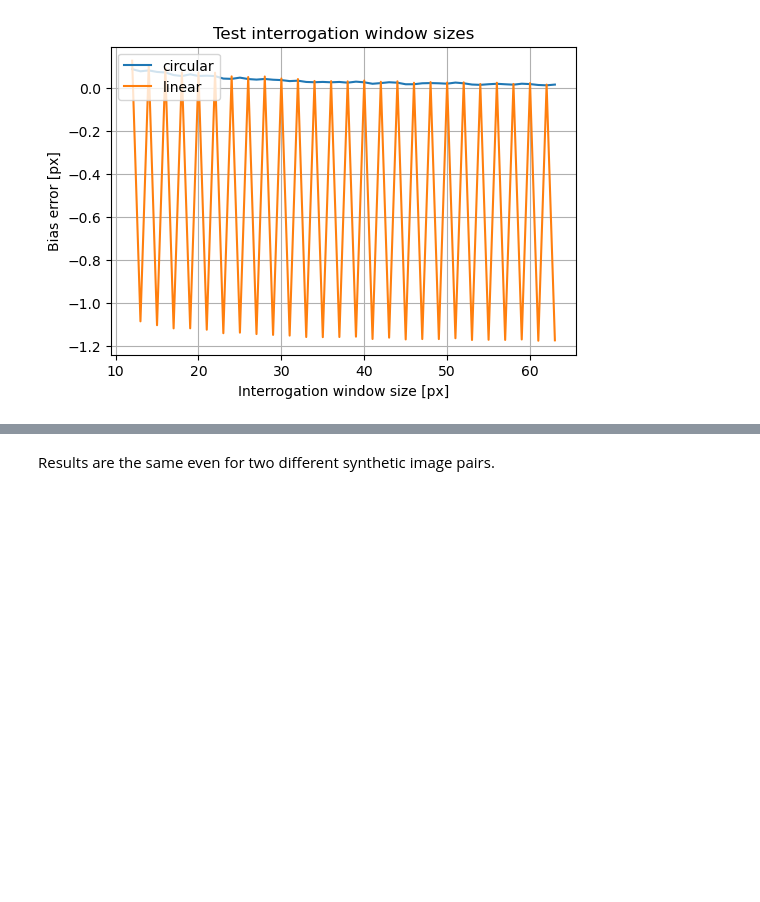
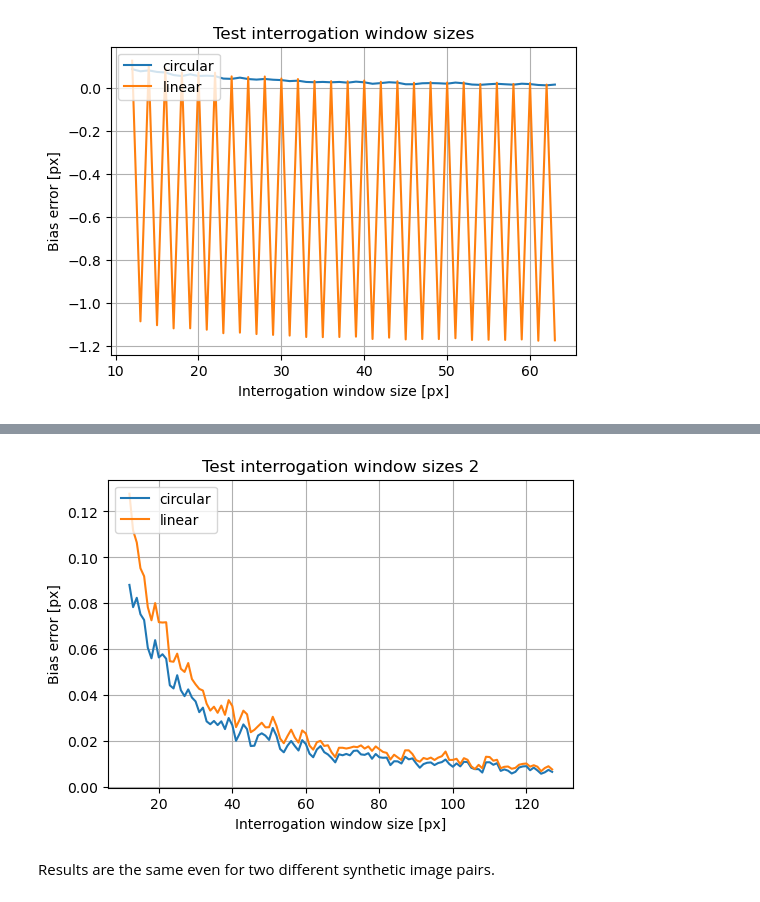
Before and after one commit to OpenPIV/test_robustness, a Jupyter notebook: notebooks/test_correlation.ipynb, the cells around one changed output, grey strips where cells are left out. Saved outputs shown, nothing was run; the diff lists cells and outputs as text; code cells hidden in the pictures; blank space fills up the shorter version.

```diff
--- a/notebooks/test_correlation.ipynb
+++ b/notebooks/test_correlation.ipynb
@@ -126,0 +236,2 @@ plt.savefig(
+# %%
+errors = run_test()
@@ -127,2 +256,32 @@ plt.savefig(
+# %%
+fig, ax = plt.subplots(nrows=1, ncols=1, figsize=(6,4))
+
+legend = []
+
+ax.set_title('Test interrogation window sizes 2')
+ax.set_ylabel('Bias error [px]')
+ax.set_xlabel('Interrogation window size [px]')
+ax.grid(True)
+
+
+for err_key in ["circular", "linear"]:
+    arr = np.array(errors[err_key])
+    ax.plot(np.array(errors["windows"]), arr)
+    legend.append(err_key)
+
+ax.legend(
+    legend,
+    ncol = 1,
+    loc = 'upper left'
+)
+
+#'''
+plt.savefig(
+    'possible_fix.jpeg',
+    dpi = 300
+)
+#'''
+# %% [output]
+[figure, added]
 # %% [markdown]
 Results are the same even for two different synthetic image pairs.
```
Also changed, not shown: parts of 2 cells of this notebook.
